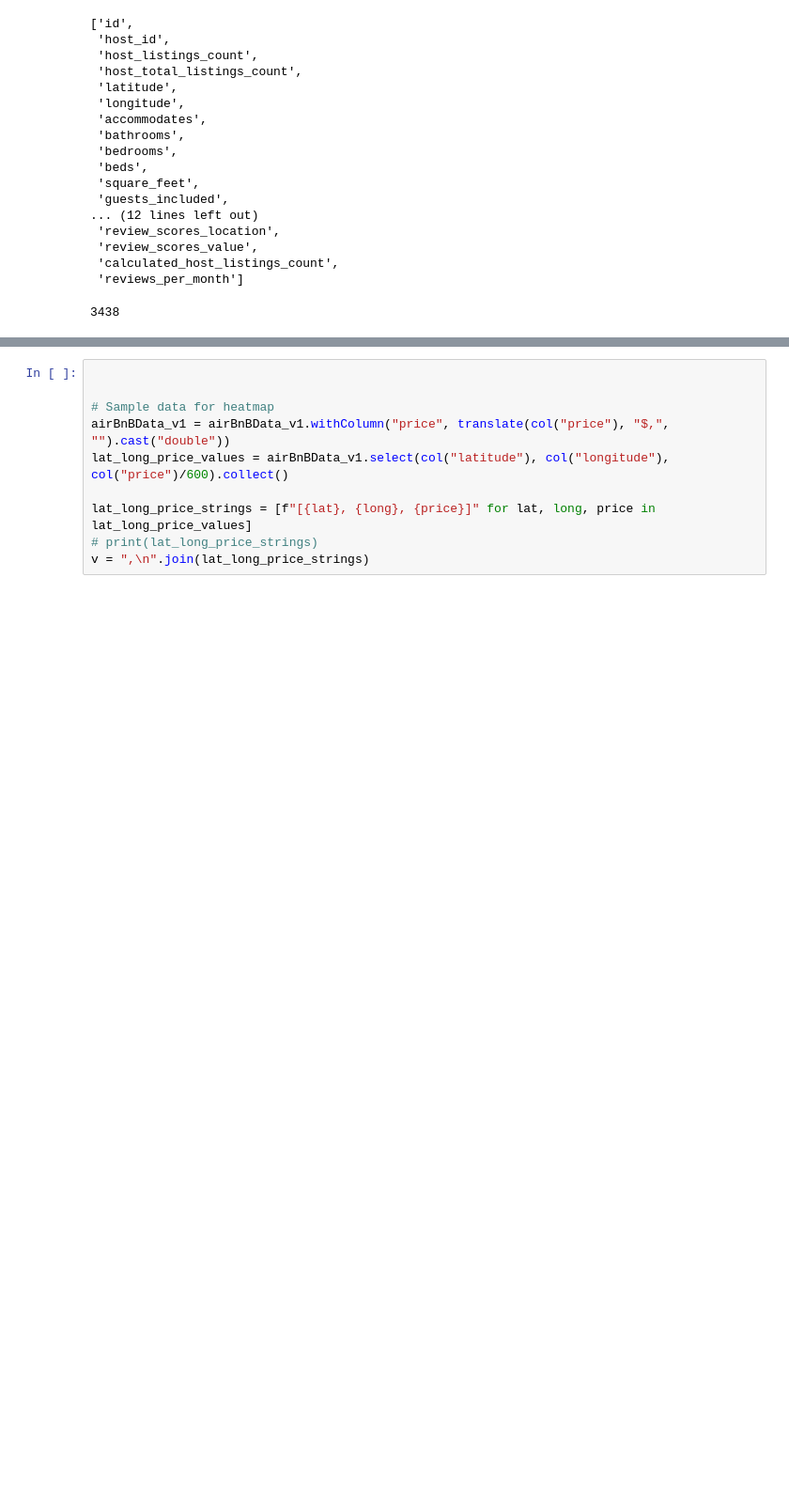
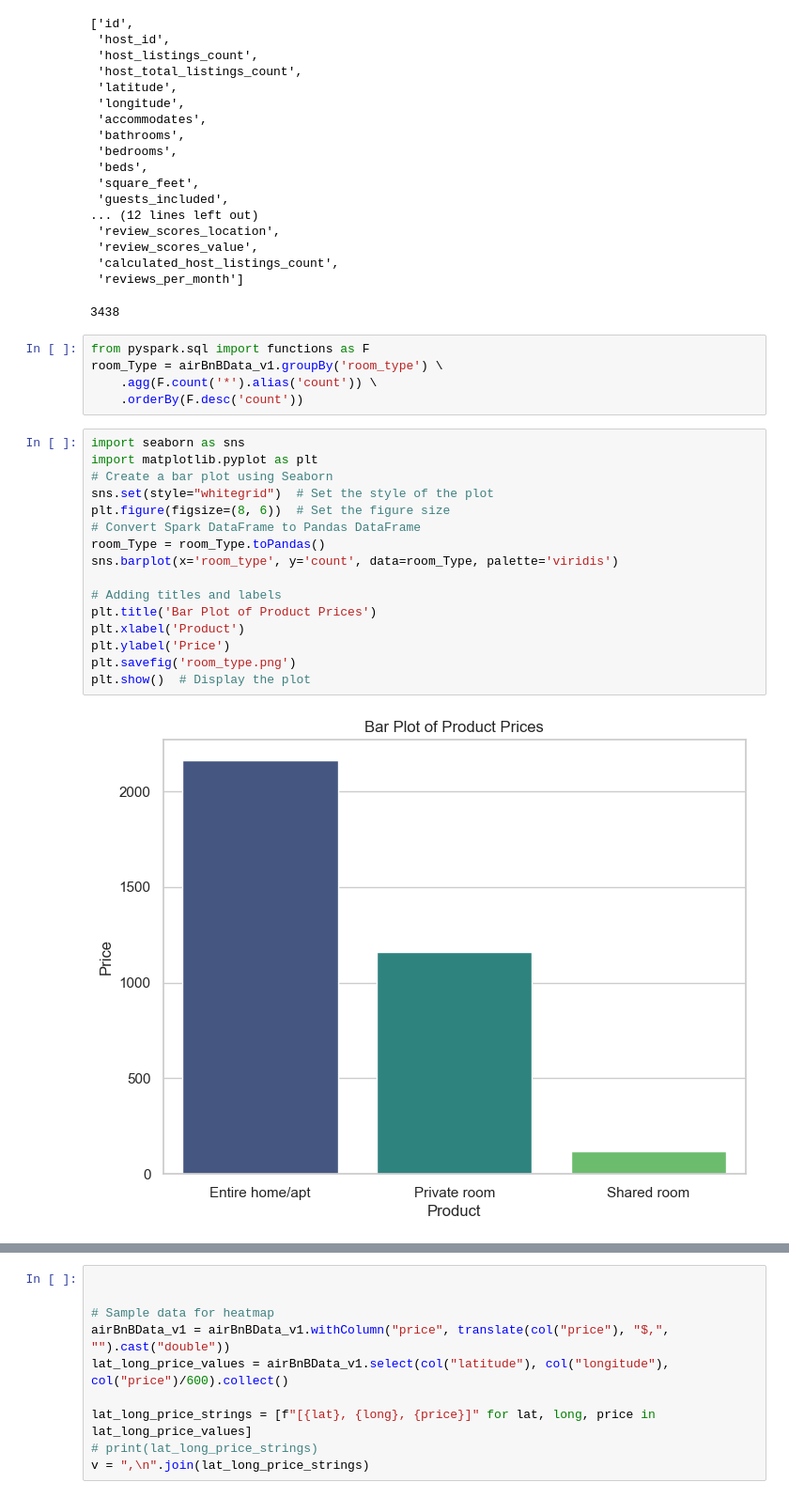
Before and after one commit to BadrKhamis/regressionWithMLFlow, a Jupyter notebook: regressionMLFlow.ipynb, the cells around one changed output, grey strips where cells are left out. Shown at 94% size. Cells and saved outputs as stored; diff of their text form; blank space fills up the shorter version.

```diff
--- a/regressionMLFlow.ipynb
+++ b/regressionMLFlow.ipynb
@@ -76,3 +149,26 @@ print(airBnBData_v1.count())
  'calculated_host_listings_count',
  'reviews_per_month']
 3438
+# %%
+from pyspark.sql import functions as F
+room_Type = airBnBData_v1.groupBy('room_type') \
+    .agg(F.count('*').alias('count')) \
+    .orderBy(F.desc('count'))
+# %%
+import seaborn as sns
+import matplotlib.pyplot as plt
+# Create a bar plot using Seaborn
+sns.set(style="whitegrid")  # Set the style of the plot
+plt.figure(figsize=(8, 6))  # Set the figure size
+# Convert Spark DataFrame to Pandas DataFrame
+room_Type = room_Type.toPandas()
+sns.barplot(x='room_type', y='count', data=room_Type, palette='viridis')
+
+# Adding titles and labels
+plt.title('Bar Plot of Product Prices')
+plt.xlabel('Product')
+plt.ylabel('Price')
+plt.savefig('room_type.png')
+plt.show()  # Display the plot
+# %% [output]
+[figure, added]
```
Also changed, not shown: parts of 29 cells of this notebook.
